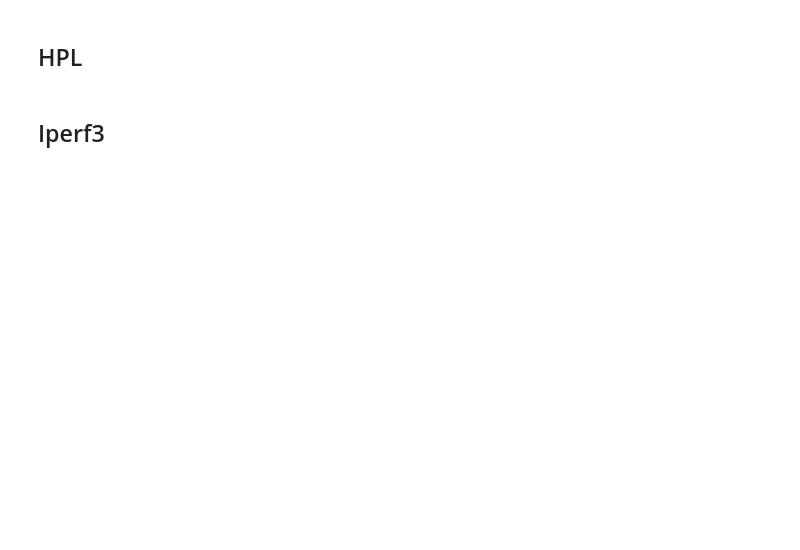
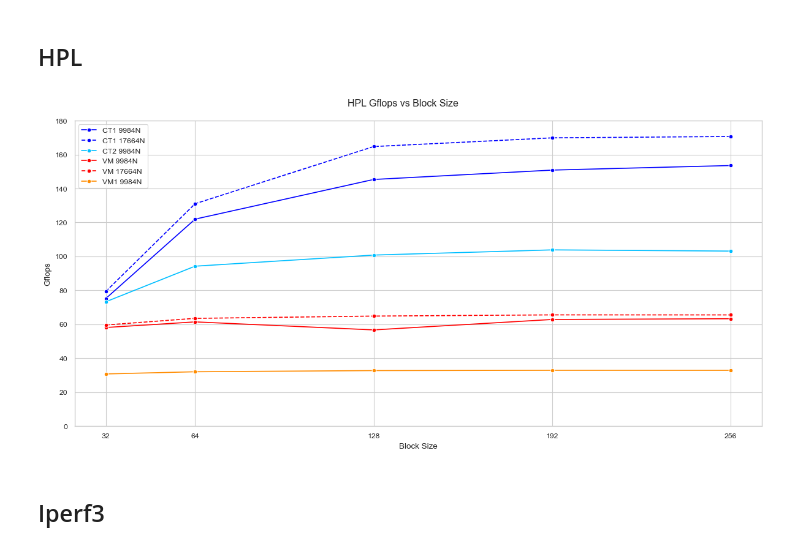
Before and after one commit to JackSerafini/CloudComputing, a Jupyter notebook: graph.ipynb, the cells around one changed output. Drawn from its saved outputs; the diff is of its cells as text; code cells hidden in the pictures; blank space fills up the shorter version.

Commit message:
Finished HPL plot, working on sysbench

```diff
--- a/graph.ipynb
+++ b/graph.ipynb
@@ -8,19 +8,36 @@ import seaborn as sns
 # %%
 CT1_9984 = pd.read_csv('./avgs/hpl_CT1_9984N_avg.csv')
 CT1_17664 = pd.read_csv('./avgs/hpl_CT1_17664N_avg.csv')
 CT2_9984 = pd.read_csv('./avgs/hpl_CT2_9984N_avg.csv')
 VM_9984 = pd.read_csv('./avgs/hpl_VM_M_9984N_avg.csv')
 VM_17664 = pd.read_csv('./avgs/hpl_VM_M_17664N_avg.csv')
 VM1_9984 = pd.read_csv('./avgs/hpl_VM1_9984N_avg.csv')
 
-figure, ax = plt.subplots(1, 2, figsize=(12, 6))
-sns.set_style("whitegrid")
-sns.set_context("paper")
+plt.figure(figsize=(12, 6))
 
-sns.lineplot(x='NB', y='Gflops', data=CT1_9984, ax=ax[0], label='CT1_9984')
-sns.lineplot(x='NB', y='Gflops', data=CT1_17664, ax=ax[0], label='CT1_17664')
-sns.lineplot(x='NB', y='Gflops', data=CT2_9984, ax=ax[0], label='CT2_9984')
-sns.lineplot(x='NB', y='Gflops', data=VM_9984, ax=ax[0], label='VM_9984')
+ax1 = sns.lineplot(x='NB', y='Gflops', data=CT1_9984, label='CT1 9984N', marker='o', color='b')
+sns.lineplot(x='NB', y='Gflops', data=CT1_17664, label='CT1 17664N', marker='o', color='b')
+sns.lineplot(x='NB', y='Gflops', data=CT2_9984, label='CT2 9984N', marker='o', color='deepskyblue')
+sns.lineplot(x='NB', y='Gflops', data=VM_9984, label='VM 9984N', marker='o', color='r')
+sns.lineplot(x='NB', y='Gflops', data=VM_17664, label='VM 17664N', marker='o', color='r')
+sns.lineplot(x='NB', y='Gflops', data=VM1_9984, label='VM1 9984N', marker='o', color='darkorange')
+
+ax1.lines[1].set_linestyle("--")
+ax1.lines[4].set_linestyle("--")
+
+plt.ylim(0, 180)
+plt.legend()
+plt.xlabel('Block Size')
+plt.ylabel('Gflops')
+plt.xticks([32, 64, 128, 192, 256])
+
+
+plt.suptitle('HPL Gflops vs Block Size')
+
+plt.tight_layout()
+plt.show()
+# %% [output]
+[figure, added]
 # %% [markdown]
 ## Iperf3
 # %%
```
Also changed, not shown: parts of 3 cells of this notebook, 1 other file.
